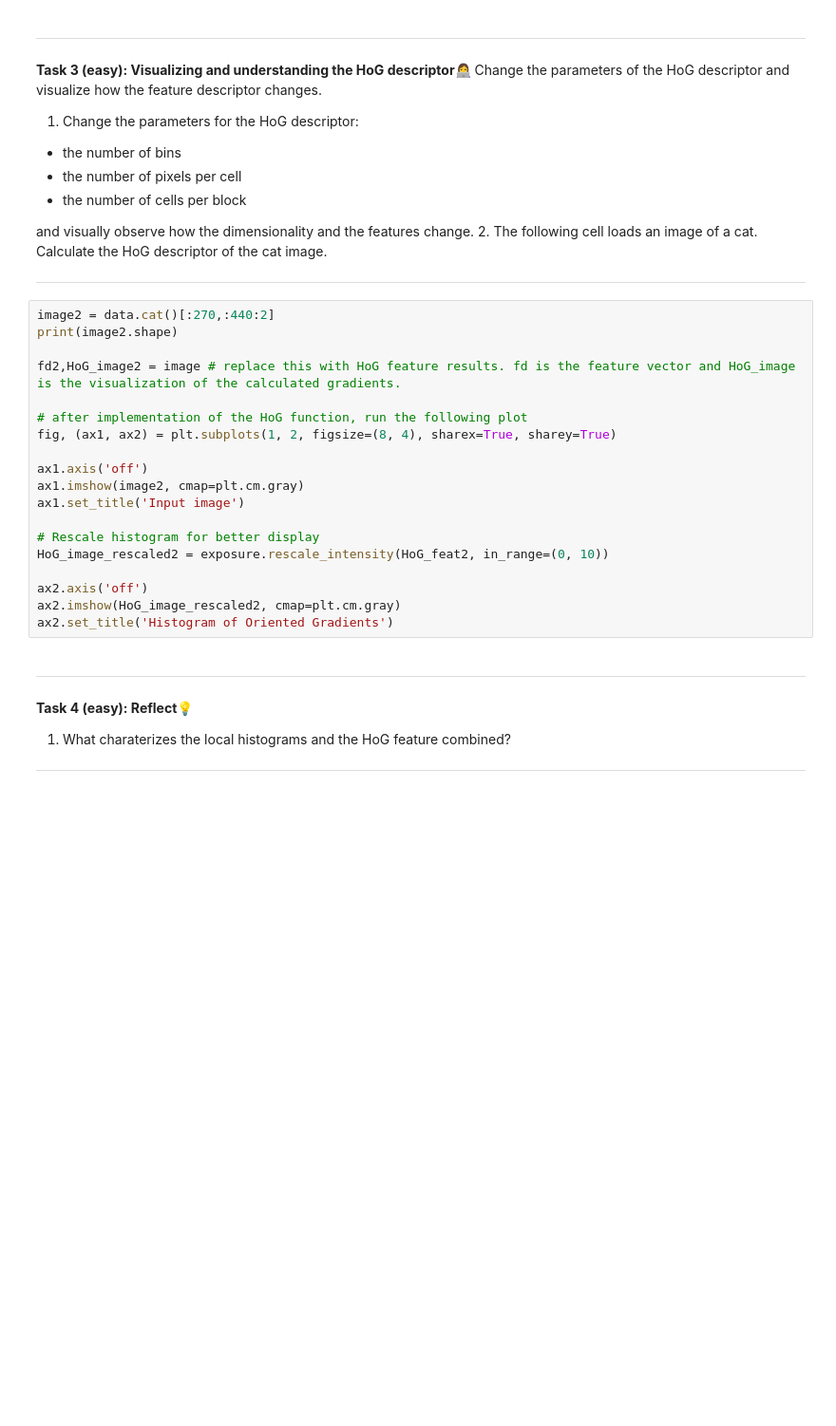
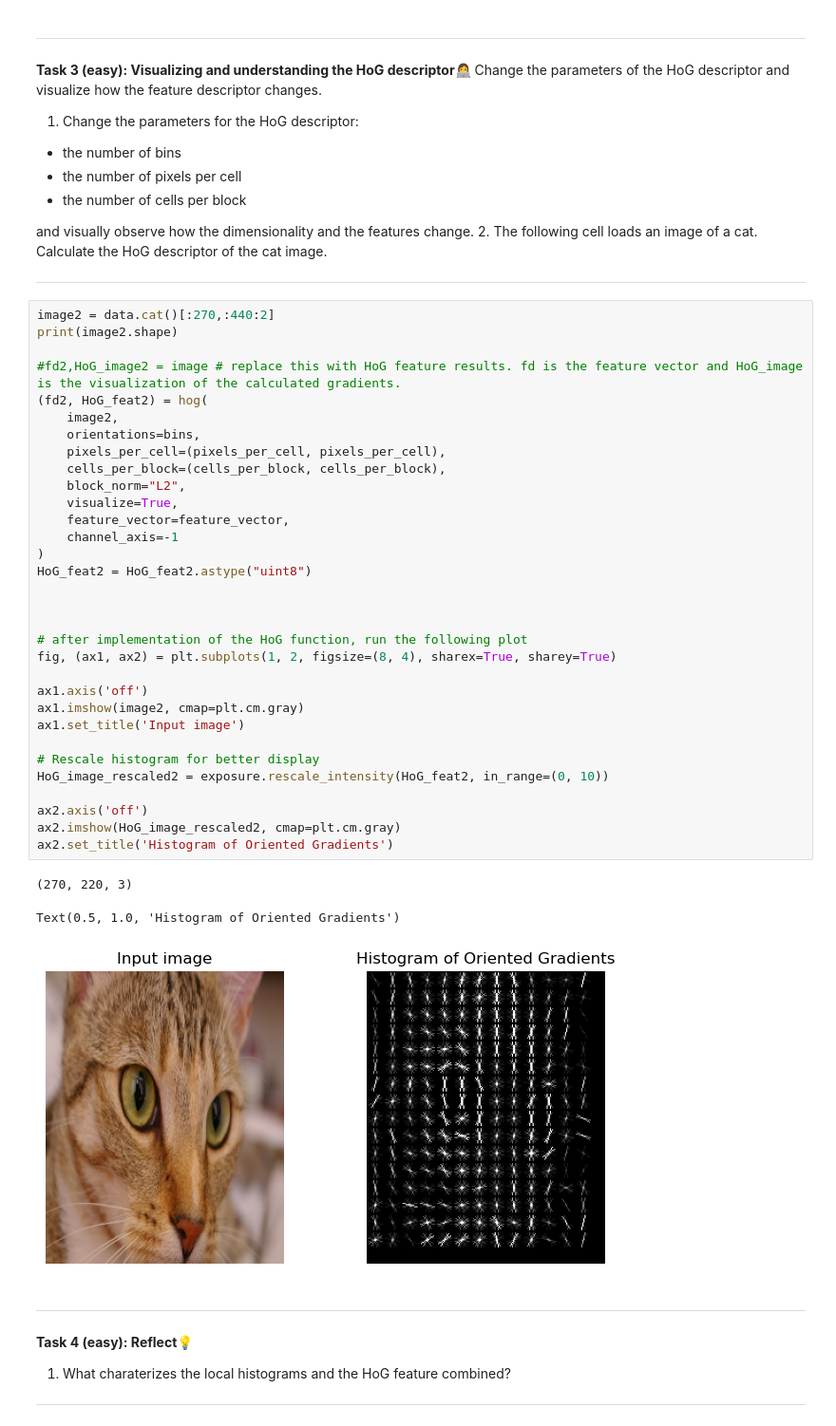
Before and after one commit to AlbertRossJoh/MLintro, a Jupyter notebook: W11/03-hog.ipynb, the cells around one changed output. Shown at 95% size. Cells and saved outputs as stored; diff of their text form; blank space fills up the shorter version.

```diff
--- a/W11/03-hog.ipynb
+++ b/W11/03-hog.ipynb
@@ -171,22 +178,39 @@ and visually observe how the dimensionality and the features change.
 # %%
 image2 = data.cat()[:270,:440:2]
 print(image2.shape)
 
-fd2,HoG_image2 = image # replace this with HoG feature results. fd is the feature vector and HoG_image is the visualization of the calculated gradients.
+#fd2,HoG_image2 = image # replace this with HoG feature results. fd is the feature vector and HoG_image is the visualization of the calculated gradients.
+(fd2, HoG_feat2) = hog(
+    image2,
+    orientations=bins,
+    pixels_per_cell=(pixels_per_cell, pixels_per_cell),
+    cells_per_block=(cells_per_block, cells_per_block),
+    block_norm="L2",
+    visualize=True,
+    feature_vector=feature_vector,
+    channel_axis=-1
+)
+HoG_feat2 = HoG_feat2.astype("uint8")
+
+
 
 # after implementation of the HoG function, run the following plot
 fig, (ax1, ax2) = plt.subplots(1, 2, figsize=(8, 4), sharex=True, sharey=True)
 
 ax1.axis('off')
 ax1.imshow(image2, cmap=plt.cm.gray)
 ax1.set_title('Input image')
 
 # Rescale histogram for better display
 HoG_image_rescaled2 = exposure.rescale_intensity(HoG_feat2, in_range=(0, 10))
 
 ax2.axis('off')
 ax2.imshow(HoG_image_rescaled2, cmap=plt.cm.gray)
 ax2.set_title('Histogram of Oriented Gradients')
+# %% [output]
+(270, 220, 3)
+Text(0.5, 1.0, 'Histogram of Oriented Gradients')
+[figure, added]
 # %% [markdown]
 
 ---
```
Also changed, not shown: parts of 11 cells of this notebook, 11 other files.
